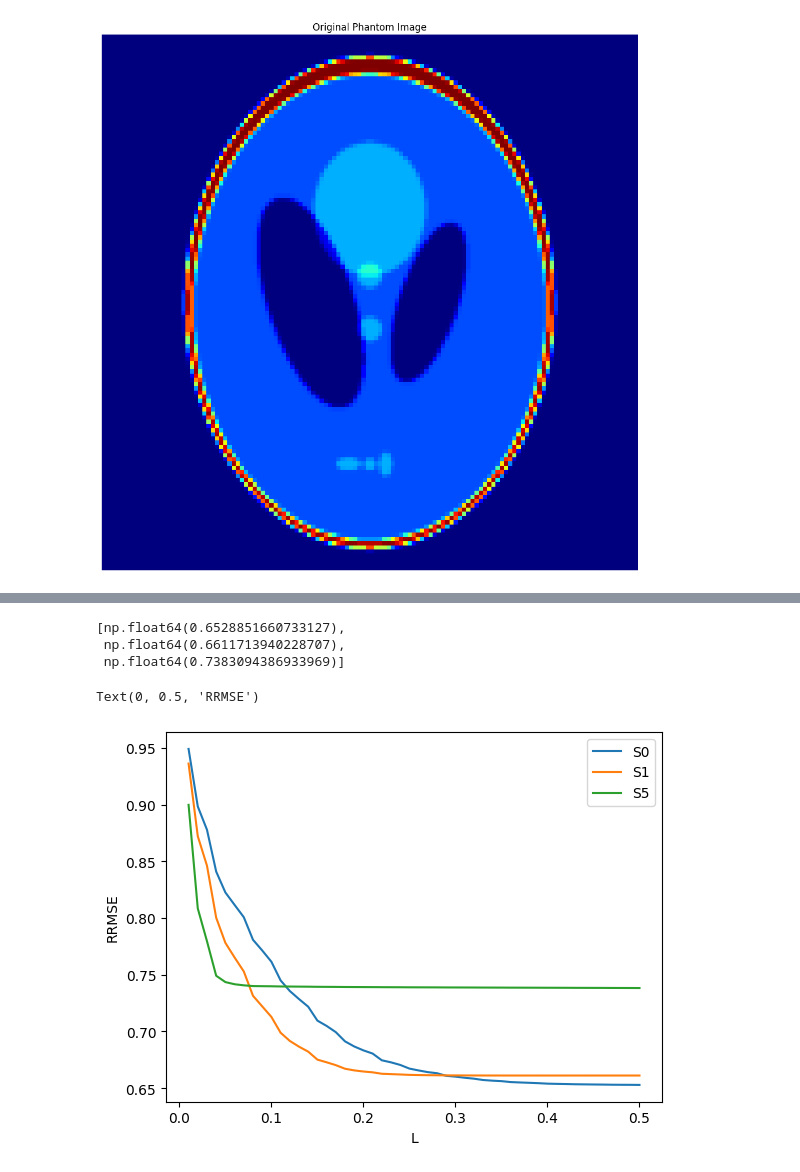
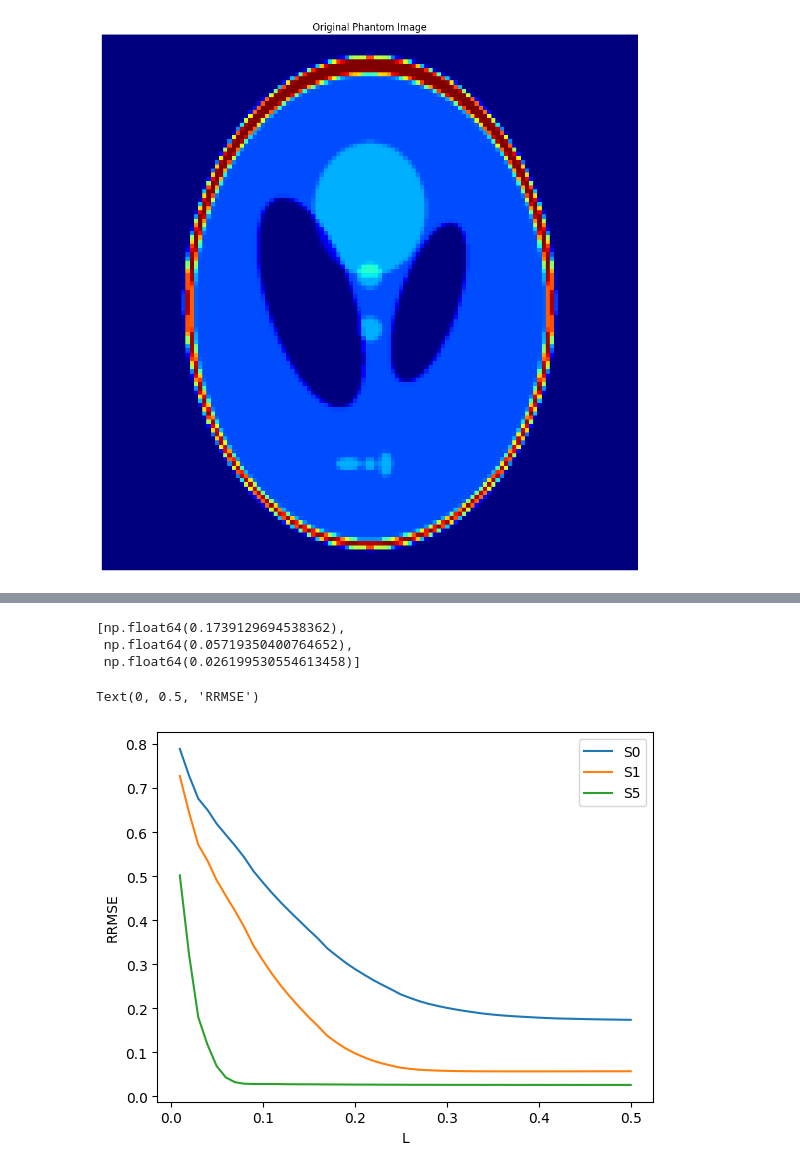
Before and after one commit to shivamchaubey100/Image_Reconstruction_mic, a Jupyter notebook: Q2_FBP.ipynb, the cells around one changed output, grey strips where cells are left out. Saved outputs shown, nothing was run; the diff lists cells and outputs as text; code cells hidden in the pictures.

```diff
--- a/Q2_FBP.ipynb
+++ b/Q2_FBP.ipynb
@@ -11,6 +11,6 @@ from skimage.filters import gaussian
 N=128
 phantom = resize(shepp_logan_phantom(), (N,N), order=1, anti_aliasing=True)
 theta = np.arange(0,180,3)
-sinogram = radon(phantom, theta=theta, circle=True)
+sinogram = radon(phantom, theta=theta, circle=False)
 # %%
 def myFilter(sinogram, filter_type='ram-lak', L=None):
@@ -37,7 +61,7 @@ results = {}
 for filt in filters:
     for L in [wmax, wmax/2]:
         fproj = myFilter(sinogram, filter_type=filt, L=L)
-        reco = iradon(fproj, theta=theta, filter_name=None, circle=True)
+        reco = iradon(fproj, theta=theta, filter_name=None, circle=False)
         results[(filt, L)] = reco
 # %%
 fig, ax = plt.subplots(figsize=(10,10))
@@ -68,30 +92,30 @@ S5 = gaussian(S0, sigma=5, preserve_range=True)
 Slist = [S0, S1, S5]
 Rlist = []
 for S in Slist:
-    s = radon(S, theta=theta, circle=True)
+    s = radon(S, theta=theta, circle=False)
     sf = myFilter(s, filter_type='ram-lak', L=wmax)
-    R = iradon(sf, theta=theta, filter_name=None, circle=True)
+    R = iradon(sf, theta=theta, filter_name=None, circle=False)
     Rlist.append(R)
 errs = [rrmse(Slist[i], Rlist[i]) for i in range(3)]
 errs
 # %% [output]
-[np.float64(0.6528851660733127),
- np.float64(0.6611713940228707),
- np.float64(0.7383094386933969)]
+[np.float64(0.1739129694538362),
+ np.float64(0.05719350400764652),
+ np.float64(0.026199530554613458)]
 # %%
 # RRMSE vs L curve
 Ls = np.linspace(wmax/50, wmax, 50)
 vals = np.zeros((3, len(Ls)))
 for k,S in enumerate(Slist):
-    s = radon(S, theta=theta, circle=True)
+    s = radon(S, theta=theta, circle=False)
     for i,L in enumerate(Ls):
         sf = myFilter(s, filter_type='ram-lak', L=L)
-        R = iradon(sf, theta=theta, filter_name=None, circle=True)
+        R = iradon(sf, theta=theta, filter_name=None, circle=False)
         vals[k,i] = rrmse(S, R)
 plt.figure()
 for k,label in enumerate(['S0','S1','S5']):
     plt.plot(Ls, vals[k], label=label)
 plt.legend(); plt.xlabel('L'); plt.ylabel('RRMSE')
 # %% [output]
 Text(0, 0.5, 'RRMSE')
-[figure, old version]
+[figure, new version]
```
Also changed, not shown: parts of 3 cells of this notebook, 4 other files.
